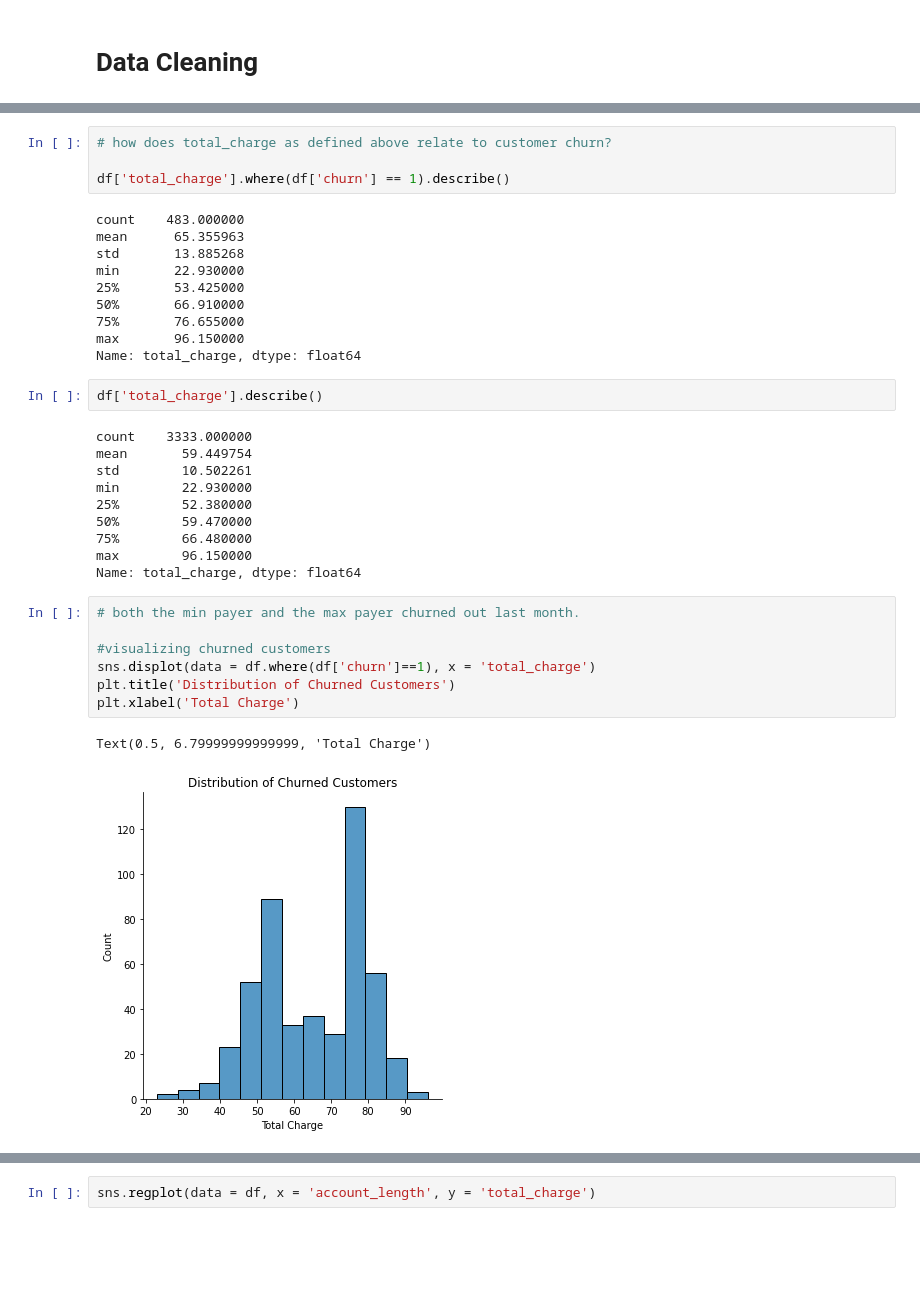
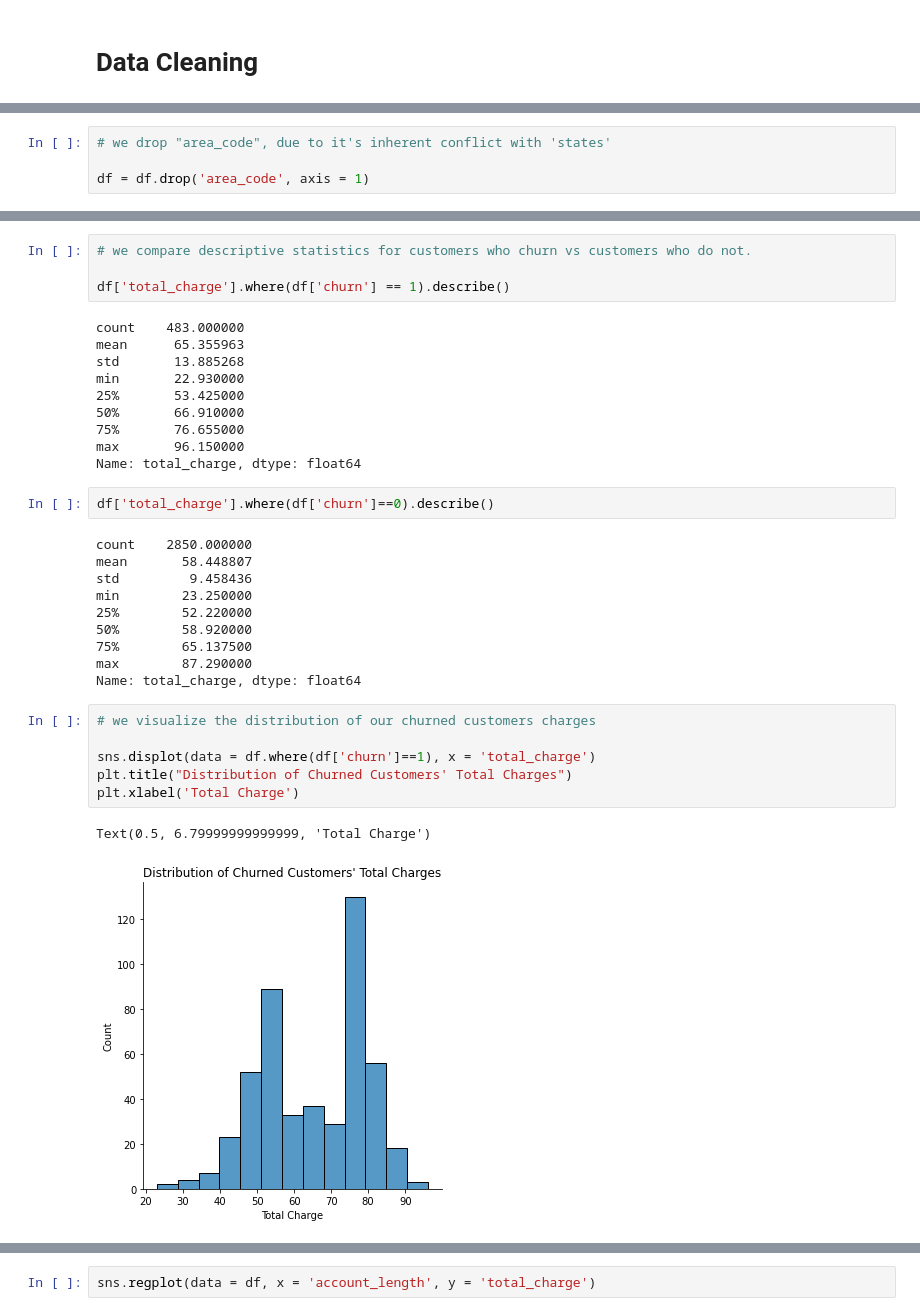
Before and after one commit to RMcAr/dsc-phase-3-project, a Jupyter notebook: Introduction and EDA.ipynb, the cells around one changed output, grey strips where cells are left out. Cells and saved outputs as stored; diff of their text form; blank space fills up the shorter version.

```diff
--- a/Introduction and EDA.ipynb
+++ b/Introduction and EDA.ipynb
@@ -144 +151,5 @@ Name: area_code, dtype: int64
+# %%
+# we drop "area_code", due to it's inherent conflict with 'states'
+
+df = df.drop('area_code', axis = 1)
 # %%
@@ -215,5 +237,5 @@ plt.show()
 # %%
-# how does total_charge as defined above relate to customer churn?
+# we compare descriptive statistics for customers who churn vs customers who do not.
 
 df['total_charge'].where(df['churn'] == 1).describe()
 # %% [output]
@@ -227,24 +249,23 @@ min       22.930000
 max       96.150000
 Name: total_charge, dtype: float64
 # %%
-df['total_charge'].describe()
+df['total_charge'].where(df['churn']==0).describe()
 # %% [output]
-count    3333.000000
-mean       59.449754
-std        10.502261
-min        22.930000
-25%        52.380000
-50%        59.470000
-75%        66.480000
-max        96.150000
+count    2850.000000
+mean       58.448807
+std         9.458436
+min        23.250000
+25%        52.220000
+50%        58.920000
+75%        65.137500
+max        87.290000
 Name: total_charge, dtype: float64
 # %%
-# both the min payer and the max payer churned out last month.
+# we visualize the distribution of our churned customers charges
 
-#visualizing churned customers
 sns.displot(data = df.where(df['churn']==1), x = 'total_charge')
-plt.title('Distribution of Churned Customers')
+plt.title("Distribution of Churned Customers' Total Charges")
 plt.xlabel('Total Charge')
 # %% [output]
 Text(0.5, 6.79999999999999, 'Total Charge')
-[figure, old version]
+[figure, new version]
```
Also changed, not shown: parts of 67 cells of this notebook, 4 other files.
